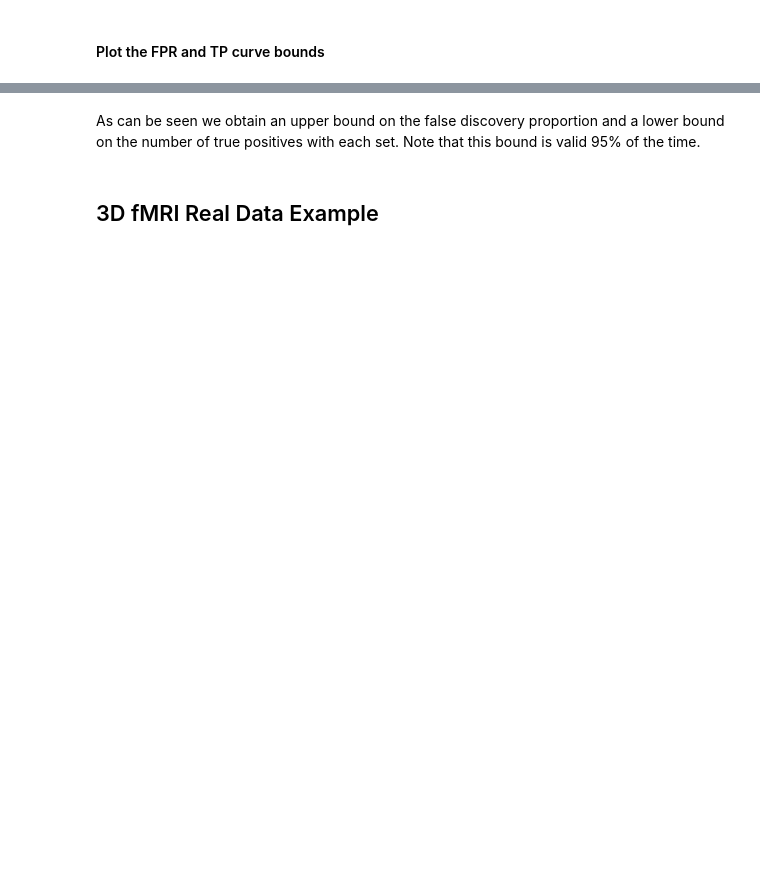
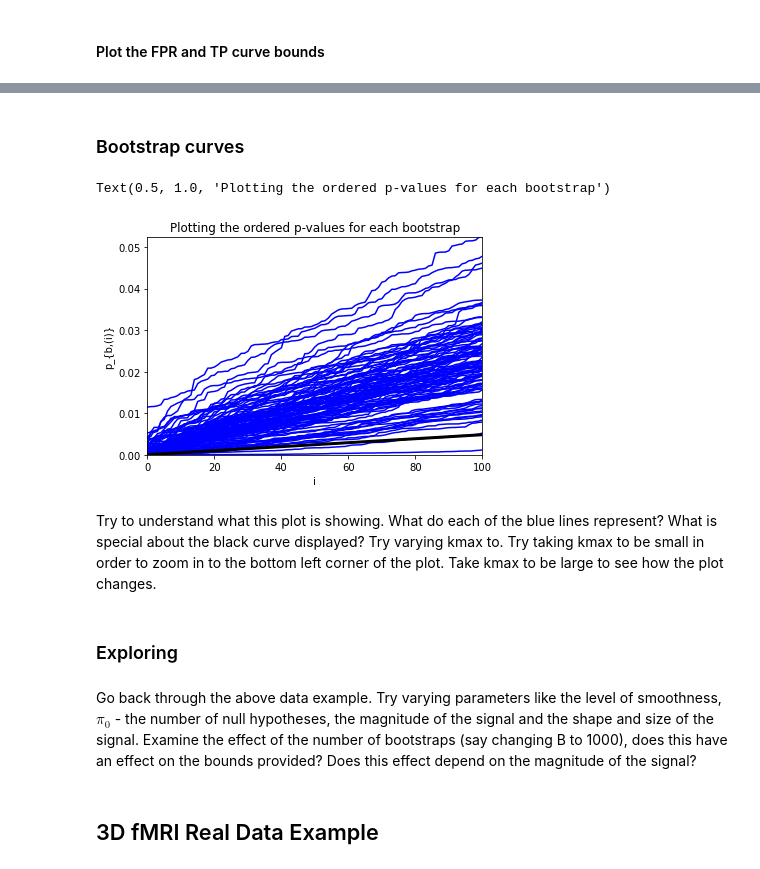
Before and after one commit to sjdavenport/2023_obhm_course, a Jupyter notebook: pyperm_ohbm_practical.ipynb, the cells around one changed output, grey strips where cells are left out. Saved outputs shown, nothing was run; the diff lists cells and outputs as text; code cells hidden in the pictures; blank space fills up the shorter version.

```diff
--- a/pyperm_ohbm_practical.ipynb
+++ b/pyperm_ohbm_practical.ipynb
@@ -234,25 +295,30 @@ figure.tight_layout(pad=1.0)
+# %% [markdown]
+### Bootstrap curves
 # %%
 maxbootpval = 0
-kmax = 150
+kmax = 100
 kvals = np.arange(kmax)
 for b in np.arange(B):
     sorted_bootstraps = np.sort(bs[b,:])
     plt.plot(sorted_bootstraps, color="blue")
     maxbootpval = np.max((maxbootpval, np.max(sorted_bootstraps[:kmax])))
 
-# Emphasize a single curve
-curve2use = 10
-plt.plot(np.sort(bs[curve2use,:]), color="red", linewidth = 3)
-
-plt.plot(thr,color="black")
+plt.plot(thr,color="black", linewidth = 3)
 
 plt.xlim(0, kmax)
 plt.ylim(0, maxbootpval)
 #plt.ylim(0, 0.0005)
 plt.xlabel('i')
 plt.ylabel('p_{b,(i)}')
 plt.title('Plotting the ordered p-values for each bootstrap')
+# %% [output]
+Text(0.5, 1.0, 'Plotting the ordered p-values for each bootstrap')
+[figure, added]
-# %% [markdown]
-As can be seen we obtain an upper bound on the false discovery proportion and a lower bound on the number of true positives with each set. Note that this bound is valid 95% of the time.
+# %% [markdown]
+Try to understand what this plot is showing. What do each of the blue lines represent? What is special about the black curve displayed? Try varying kmax to. Try taking kmax to be small in order to zoom in to the bottom left corner of the plot. Take kmax to be large to see how the plot changes.
+# %% [markdown]
+### Exploring
+# %% [markdown]
+Go back through the above data example. Try varying parameters like the level of smoothness, $\pi_0$ - the number of null hypotheses, the magnitude of the signal and the shape and size of the signal. Examine the effect of the number of bootstraps (say changing B to 1000), does this have an effect on the bounds provided? Does this effect depend on the magnitude of the signal?
 # %% [markdown]
 ## 3D fMRI Real Data Example
```
Also changed, not shown: parts of 33 cells of this notebook, 1 other file.
